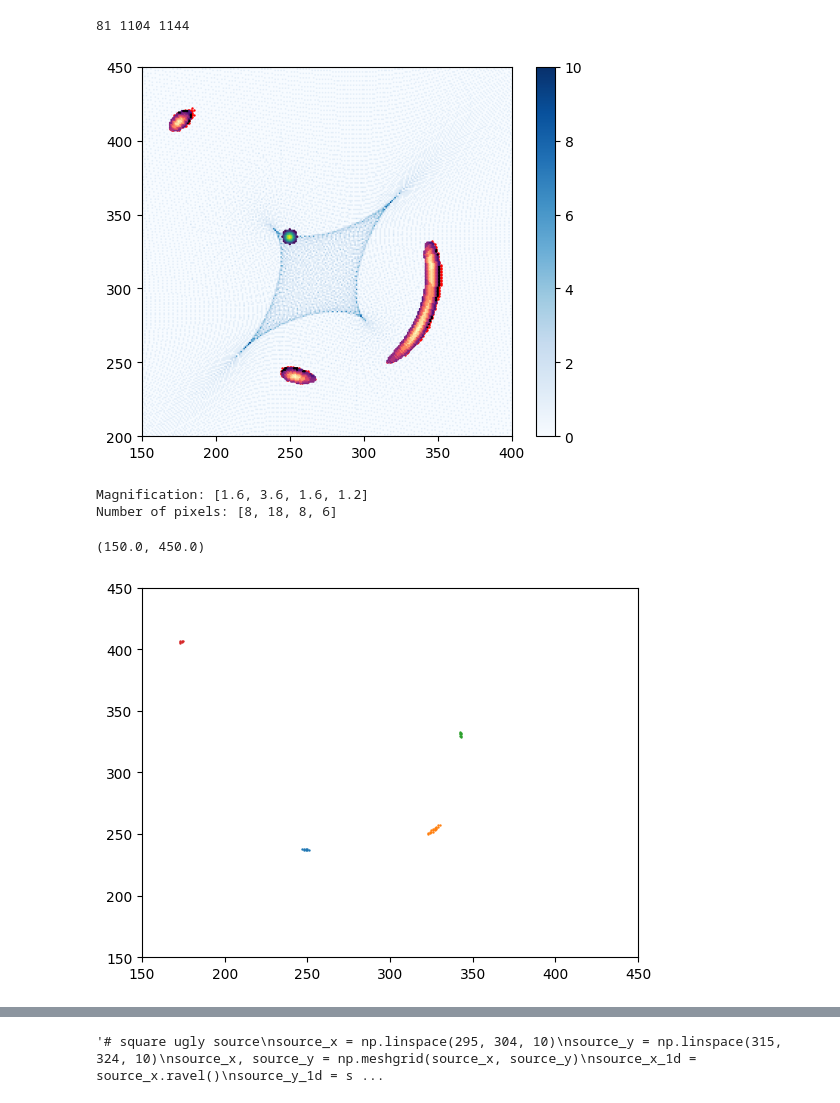
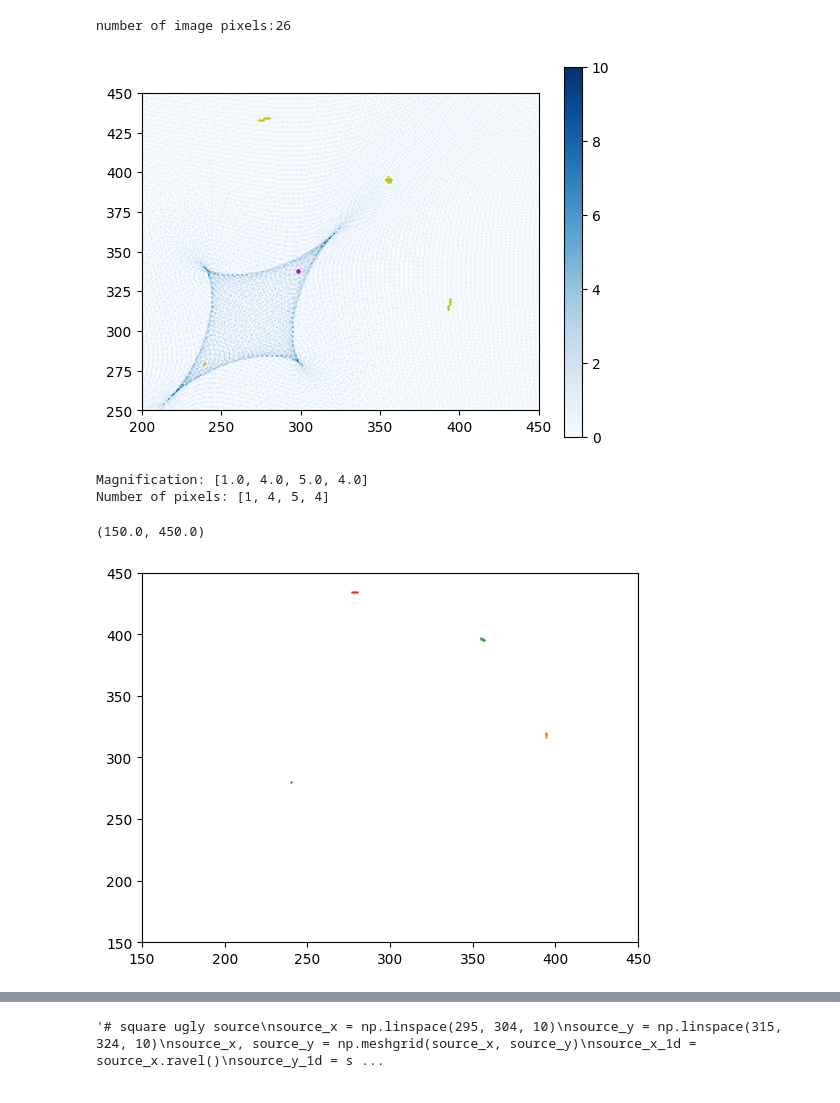
Before and after one commit to diceandcats/SURE-GW-lensing, a Jupyter notebook: Real stuffs/SIE_startingpt.ipynb, the cells around one changed output, grey strips where cells are left out. Saved outputs shown, nothing was run; the diff lists cells and outputs as text; code cells hidden in the pictures.

```diff
--- a/Real stuffs/SIE_startingpt.ipynb
+++ b/Real stuffs/SIE_startingpt.ipynb
@@ -71,17 +71,19 @@ for i in range(0, 678):
         #img_coord_in_src_coord[yceil][xceil].append([i,j])
 
 
-# gaussian circle
-mean = np.array([250, 335])  # Center of the Gaussian circle
-sigma_x, sigma_y = 3, 3  # Standard deviations along the x and y axis
+# circle
+mean = np.array([241, 338])  # Center of the Gaussian circle
+
+#gaussian
+'''sigma_x, sigma_y = 3, 3  # Standard deviations along the x and y axis
 cov = np.diag([sigma_x**2, sigma_y**2])  # Covariance matrix
-radius = 5
-# Step 2: Create a grid of (x,y) coordinates
+radius = 0.99
+#Create a grid of (x,y) coord
 x = np.linspace(0, size-1, size)
 y = np.linspace(0, size-1, size)
 X, Y = np.meshgrid(x, y)
 distance = np.sqrt((X-mean[0])**2 + (Y-mean[1])**2)
-# Step 3: Calculate the Gaussian values for each point on the grid
+# Calculate the Gaussian values for each point
 d = np.dstack([X, Y])
 gaussian_circle = np.exp(-0.5 * (np.einsum('...k,kl,...l->...', d - mean, np.linalg.inv(cov), d - mean)))
 within_radius = distance <= radius
@@ -89,66 +91,84 @@ for i in range(0, size):
     for j in range(0, size):
         if not within_radius[i,j]:
             gaussian_circle[i,j] = 0
-circle_coords = np.argwhere(gaussian_circle > 0) #(y,x)
+circle_coords = np.argwhere(gaussian_circle > 0) #(y,x)'''
 
-'''#normal circle
-radius = 5
-center = (250, 330)
+#normal circle
+radius = 0.99
+center = (298, 338)
 
 x, y = np.meshgrid(range(size), range(size))
 circle = ((x - center[0])**2 + (y - center[1])**2) <= radius**2
-circle_coords = np.argwhere(circle > 0) #(y,x)'''
+circle_coords = np.argwhere(circle > 0) #(y,x)
 
 scatterx, scattery = [], []
 n=0
 intensity = []
-for (i,j) in circle_coords:
-    intensity.append(gaussian_circle[i,j])
+'''for (i,j) in circle_coords:
+    intensity.append(gaussian_circle[i,j])'''
 
-plt.scatter(circle_coords[:,1],circle_coords[:,0],s=0.5, c=intensity)
+plt.scatter(circle_coords[:,1],circle_coords[:,0],s=5, c = 'm')
 
-for (i,j) in circle_coords:
+# plot integer method
+'''for (i,j) in circle_coords:
 
     for point in img_coord_in_src_coord[i][j]:
         n+=1
         scatterx.append(point[1])
-        scattery.append(point[0])
+        scattery.append(point[0])'''
 
-plt.scatter(scatterx,scattery,s=0.5, c='r')
+#plt.scatter(scatterx,scattery,s=0.5, c='r')
 
 m=0
 scatterx_1, scattery_1, intensity_img = [], [], []
 #specific method for perfect circle
-for i in range(0, 678):
+'''for i in range(0, 678):
     for j in range(0, 678):
         ycoord = i-alpha_y_2d[i,j]
         xcoord = j-alpha_x_2d[i,j]
         if ycoord<0 or ycoord>677 or xcoord<0 or xcoord>677:
             continue
         dist = np.sqrt((ycoord-mean[1])**2+(xcoord-mean[0])**2)
         if dist <= radius:
             scatterx_1.append(j)
             scattery_1.append(i)
             intensity_img.append(gaussian_circle[ceil(ycoord),ceil(xcoord)]) # need to be fixed
             m+=1
+'''
+# point source
+for i in range(0, 678):
+    for j in range(0, 678):
+        ycoord = i-alpha_y_2d[i,j]
+        xcoord = j-alpha_x_2d[i,j]
+        if ycoord<0 or ycoord>677 or xcoord<0 or xcoord>677:
+            continue
+        if (round(ycoord) == center[1]) and (round(xcoord) == center[0]):
+            scatterx_1.append(j)
+            scattery_1.append(i)
+            #intensity_img.append(gaussian_circle[ceil(ycoord),ceil(xcoord)]) # need to be fixed
+            m+=1
+        if (round(ycoord) == center[1]-1) and (round(xcoord) == center[0]-1):
+            scatterx_1.append(j)
+            scattery_1.append(i)
 
+            m+=1
 
-plt.scatter(scatterx_1,scattery_1,s=0.5, c=intensity_img, cmap='magma')
+plt.scatter(scatterx_1,scattery_1,s=0.5, c = 'y')
 
 '''plt.scatter(mean[0],mean[1],c='r', s=1)
 for point in img_coord_in_src_coord[mean[1]][mean[0]]:
     plt.scatter(point[1],point[0],c='r', s=1)'''
 
 
 
 plt.imshow(array_test2, cmap='Blues',vmax=10)
-plt.xlim(150,400)
-plt.ylim(200,450)
+plt.xlim(200,450)
+plt.ylim(250,450)
 plt.colorbar()
-print(len(circle_coords), n, m)
+print(f'number of image pixels:{m}')
 # %% [output]
-81 1104 1144
+number of image pixels:26
-[figure, old version]
+[figure, new version]
 # %%
 #magnification
 from sklearn.cluster import DBSCAN
@@ -159,7 +179,7 @@ coordinates = np.array(coordinates)
 
 # Apply DBSCAN clustering
 # eps and min_samples need to be chosen based on your specific data
-dbscan = DBSCAN(eps=6, min_samples=5).fit(coordinates)
+dbscan = DBSCAN(eps=6, min_samples=1).fit(coordinates)
 
 # Extract labels
 labels = dbscan.labels_
@@ -186,7 +206,7 @@ print(f'Number of pixels: {[np.sum(len(images[i])) for i in range(0, len(images)
 plt.xlim(150,450)
 plt.ylim(150,450)
 # %% [output]
-Magnification: [1.6, 3.6, 1.6, 1.2]
-Number of pixels: [8, 18, 8, 6]
+Magnification: [1.0, 4.0, 5.0, 4.0]
+Number of pixels: [1, 4, 5, 4]
 (150.0, 450.0)
-[figure, old version]
+[figure, new version]
```
Also changed, not shown: parts of 2 cells of this notebook, 1 other file.
